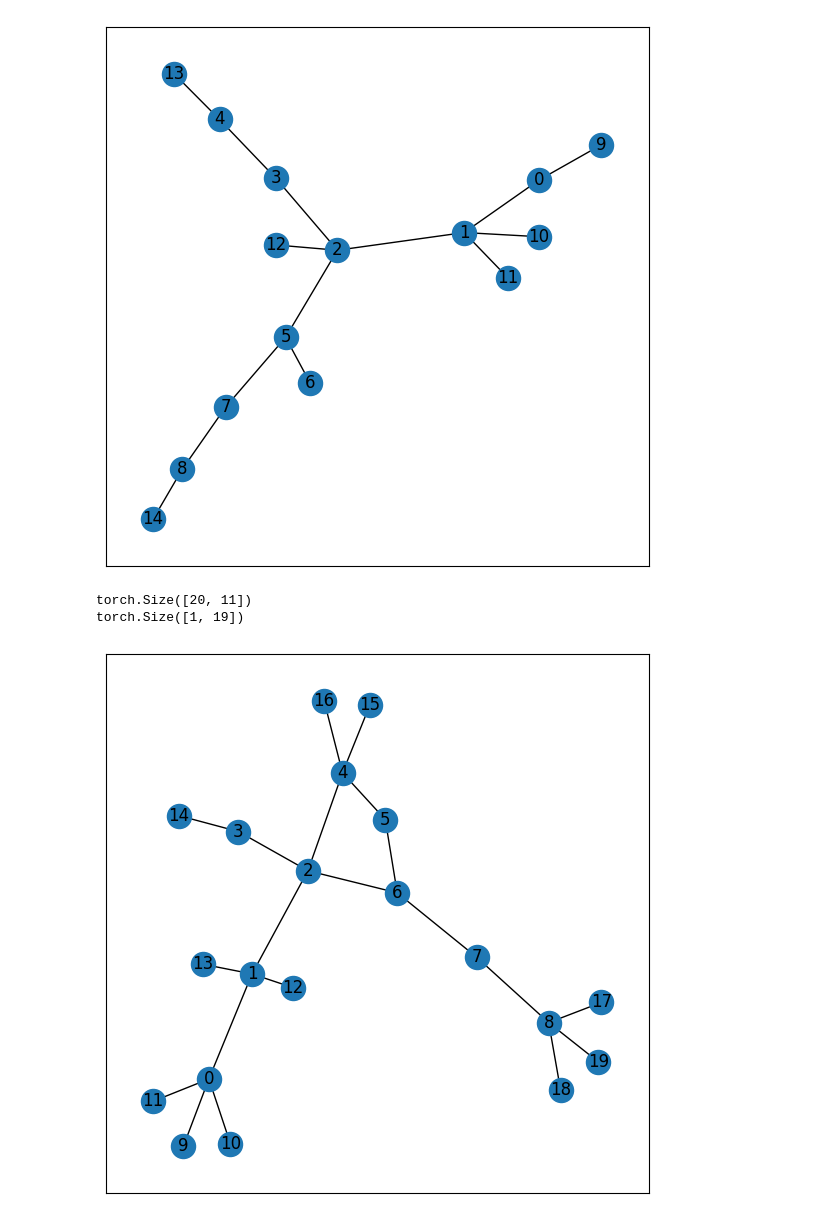
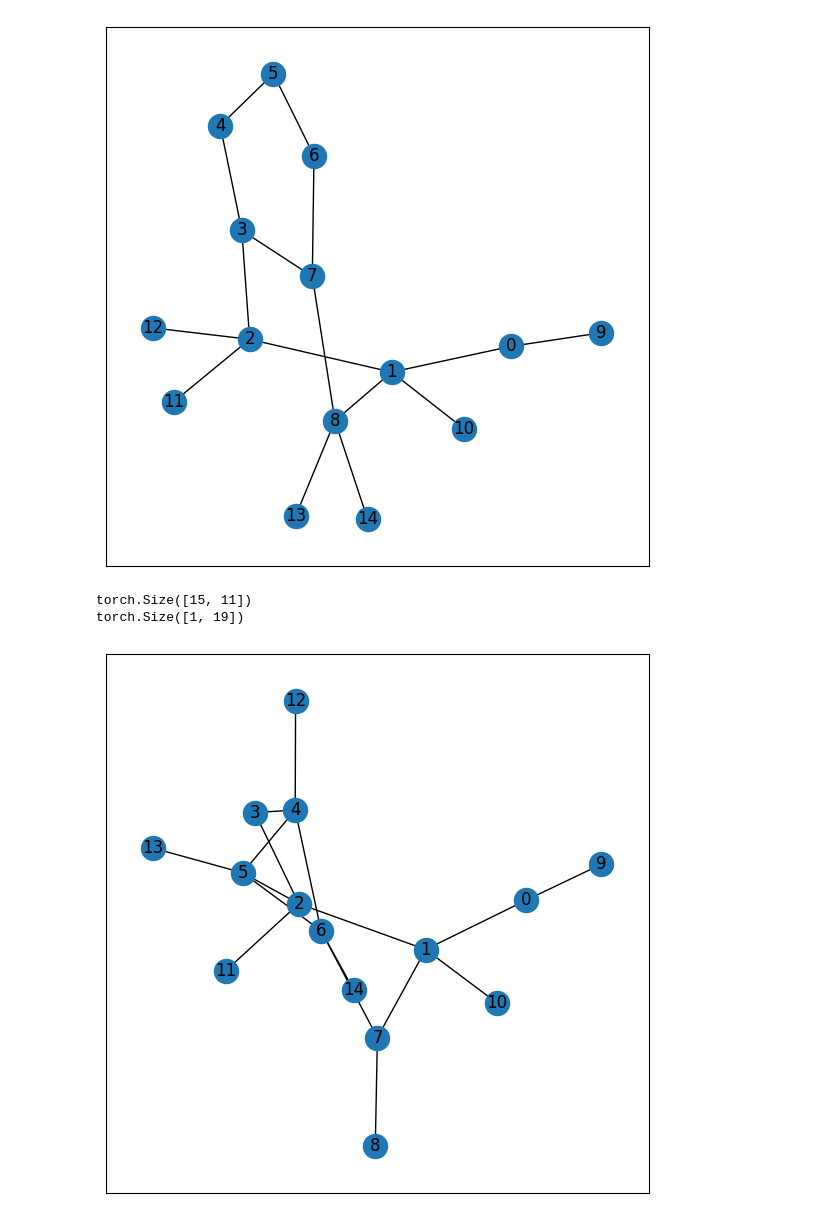
Before and after one commit to sohan-naidu/GNN, a Jupyter notebook: test.ipynb, the cells around one changed output. Saved outputs shown, nothing was run; the diff lists cells and outputs as text; code cells hidden in the pictures.

```diff
--- a/test.ipynb
+++ b/test.ipynb
@@ -23,3 +14,2 @@ def plot_graph(graph_data):
 # %%
-dataset = QM9(root="./dataset/").shuffle()
-dataset.y = dataset.y[:, 0]
+dataset = QM9(root="./dataset/")
@@ -25,0 +27,4 @@ dataset.y = dataset.y[:, 0]
+# %%
+# dataset.print_summary()
+target = 6 # Setting zero point vibrational energy as the target variable.
+dataset.y = dataset.y[:, target]
@@ -37,6 +49,6 @@ Data(x=[2359210, 11], edge_index=[2, 4883516], edge_attr=[4883516, 4], y=[130831
 # %%
-for idx in [0, 10, 100, 1000, 10000]:
-    # idx = randint(0, len(dataset) - 1)
+for _ in range(0, 5):
+    idx = randint(0, len(dataset) - 1)
     data = dataset[idx]
     print(data.x.shape)
     print(data.y.shape)
@@ -54,9 +66,9 @@ torch.Size([1, 19])
 torch.Size([15, 11])
 torch.Size([1, 19])
-[figure, old version]
+[figure, new version]
-torch.Size([20, 11])
+torch.Size([15, 11])
 torch.Size([1, 19])
-[figure, old version]
+[figure, new version]
 # %%
 class GCN(torch.nn.Module):
     def __init__(self, in_channels, hidden_channels, out_channels):
```
Also changed, not shown: parts of 19 cells of this notebook.
